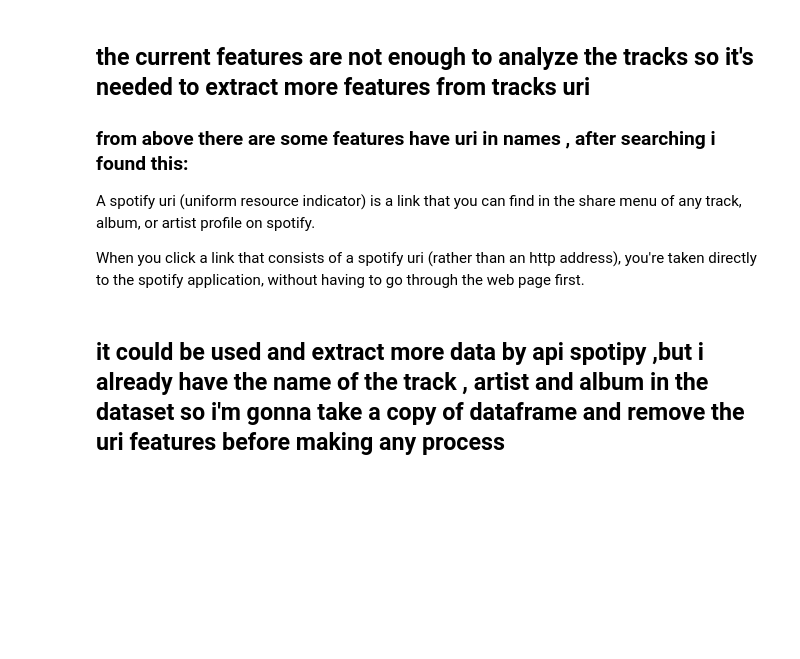
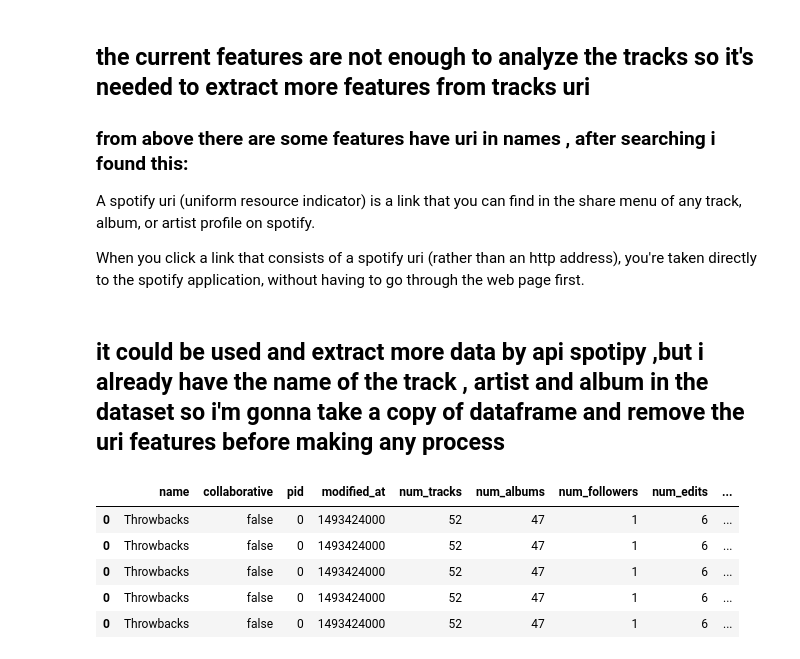
Before and after one commit to KHANmdAFFAN/Data_science, a Jupyter notebook: spotify_recomendation_system_.ipynb, the cells around one changed output. Cells and saved outputs as stored; diff of their text form; code cells hidden in the pictures; blank space fills up the shorter version.

```diff
--- a/spotify_recomendation_system_.ipynb
+++ b/spotify_recomendation_system_.ipynb
@@ -90,3 +130,12 @@ When you click a link that consists of a spotify uri (rather than an http addres
 # %%
 #extract uri
 df['track_uri']= df["track_uri"].apply(lambda x: re.findall(r'\w+$', str(x))[0])
+# %%
+df.head()
+# %% [output]
+|  | name | collaborative | pid | modified_at | num_tracks | num_albums | num_followers | num_edits | ... |
+| 0 | Throwbacks | false | 0 | 1493424000 | 52 | 47 | 1 | 6 | ... |
+| 0 | Throwbacks | false | 0 | 1493424000 | 52 | 47 | 1 | 6 | ... |
+| 0 | Throwbacks | false | 0 | 1493424000 | 52 | 47 | 1 | 6 | ... |
+| 0 | Throwbacks | false | 0 | 1493424000 | 52 | 47 | 1 | 6 | ... |
+| 0 | Throwbacks | false | 0 | 1493424000 | 52 | 47 | 1 | 6 | ... |
```
Also changed, not shown: parts of 27 cells of this notebook.
